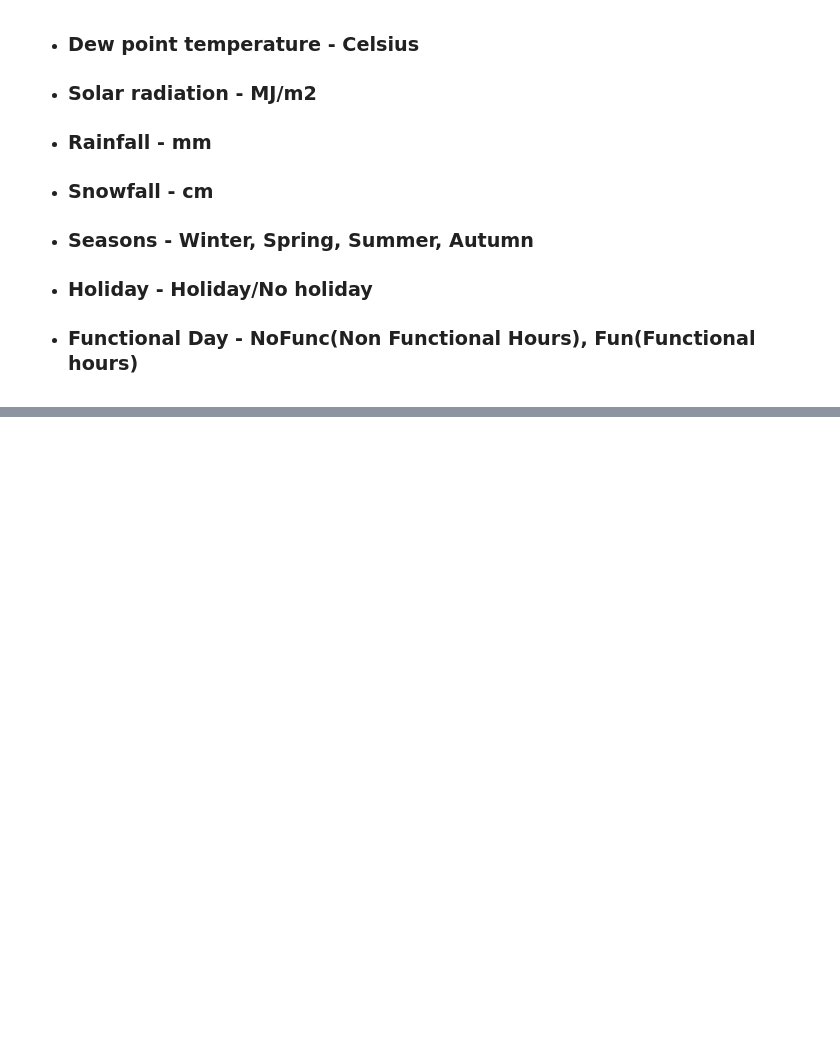
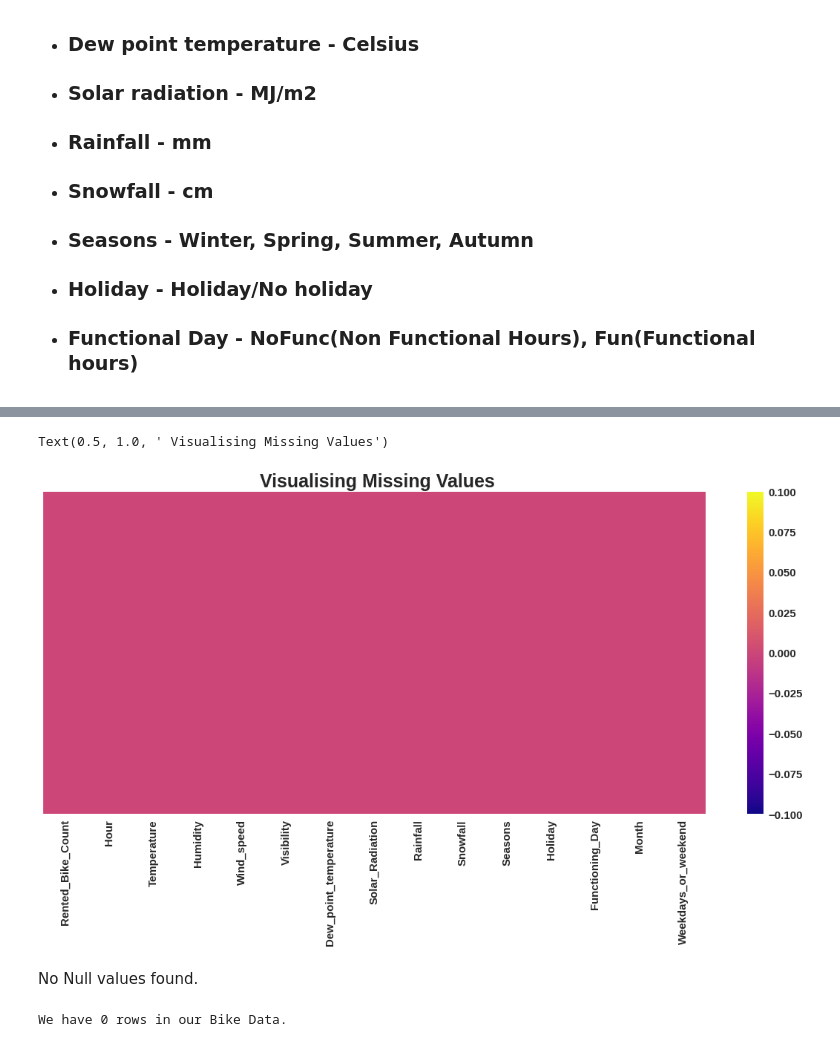
Before and after one commit to sidds4474/Bike-demand-prediction-ML, a Jupyter notebook: Bike_Sharing_Demand_Prediction_Capstone_Project.ipynb, the cells around one changed output, grey strips where cells are left out. Drawn from its saved outputs; the diff is of its cells as text; code cells hidden in the pictures; blank space fills up the shorter version.

```diff
--- a/Bike_Sharing_Demand_Prediction_Capstone_Project.ipynb
+++ b/Bike_Sharing_Demand_Prediction_Capstone_Project.ipynb
@@ -734,0 +158,12 @@ bike_data=data.copy()
+# %%
+# Change The datatype of Date columns to extract 'Month' ,'Day', "year". so  further we can analyze the Bike rentals with respect to year months and days.
+bike_df['Date']=bike_df['Date'].astype('datetime64[ns]')
+# %%
+# Creating new columns 'Month', 'Year' ,'Day.
+bike_df['Month']=bike_df['Date'].dt.month
+
+bike_df['Day']=bike_df['Date'].dt.day_name()                  #dt.day_name() and dt.month_name()  will give day names and month names
+                                                                # dt.month will give month numbers as 1,2,3,...12
+# %%
+#  Creating new column and Encoding with 1 if its weekend and 0 if its Weekdays.
+bike_df['Weekdays_or_weekend']=bike_df['Day'].apply(lambda x: 1 if x=='Saturday' or x=='Sunday' else 0)
@@ -734,0 +177,4 @@ bike_data=data.copy()
+# %%
+# Now We can Drop Day and Date columns.
+
+bike_df.drop(['Date',"Day"],axis=1 ,inplace=True)
@@ -734,0 +263,17 @@ bike_data=data.copy()
+# %%
+# Visulaizing null values using heatmap.
+plt.figure(figsize=(20,8))
+sns.heatmap(bike_df.isnull(),cmap='plasma',annot=False,yticklabels=False)
+plt.title(" Visualising Missing Values")
+# %% [output]
+Text(0.5, 1.0, ' Visualising Missing Values')
+[figure, added]
+# %% [markdown]
+No Null values found.
+# %%
+# checking Duplicate rows in our BikeData.
+duplicates=bike_df.duplicated().sum()
+print(f"We have {duplicates} rows in our Bike Data.")
+# No duplicate rows found
+# %% [output]
+We have 0 rows in our Bike Data.
```
Also changed, not shown: parts of 320 cells of this notebook.
